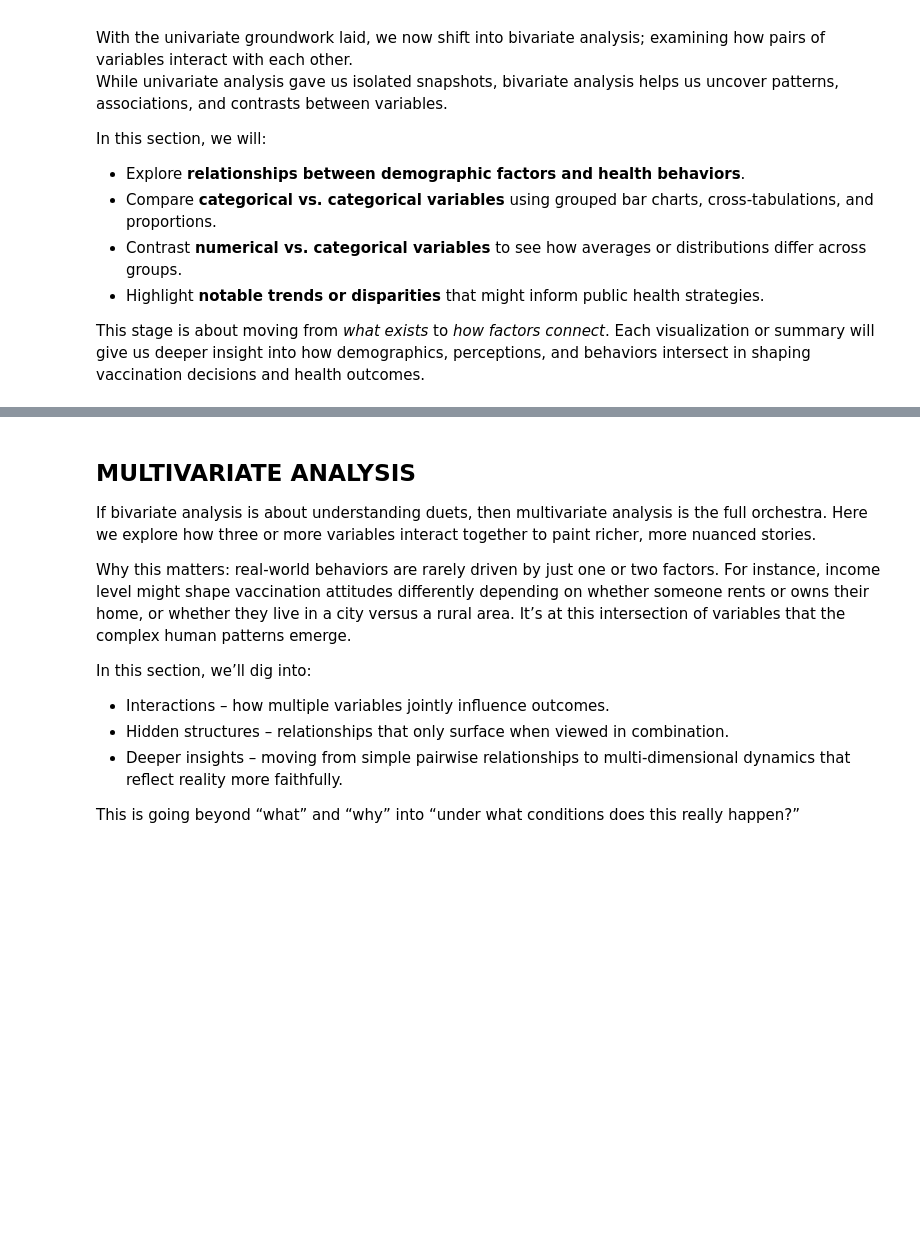
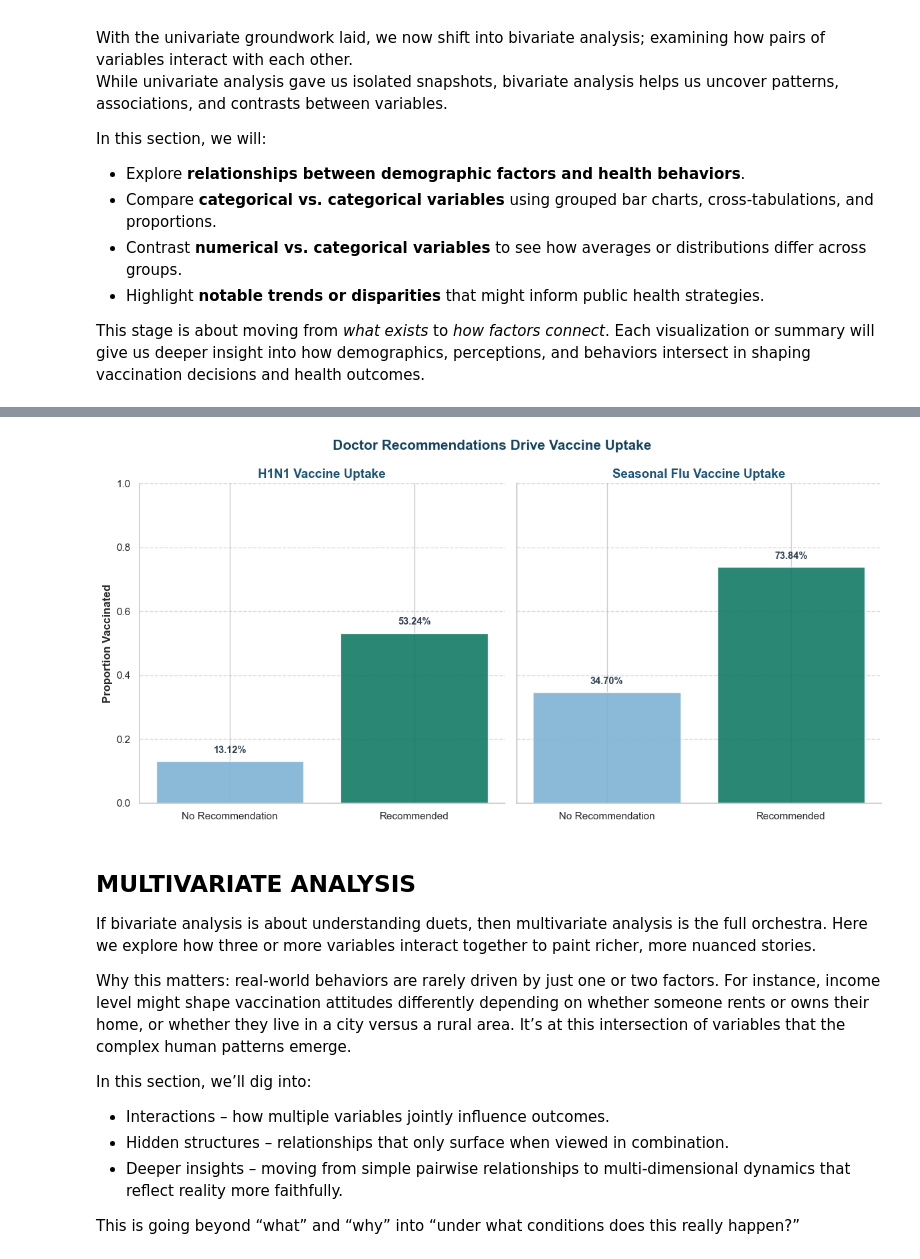
Before and after one commit to Vain-Guy/Predicting-H1N1-and-Seasonal-Flu-Vaccines, a Jupyter notebook: index.ipynb, the cells around one changed output, grey strips where cells are left out. Drawn from its saved outputs; the diff is of its cells as text; code cells hidden in the pictures; blank space fills up the shorter version.

```diff
--- a/index.ipynb
+++ b/index.ipynb
@@ -3647,3 +3647,80 @@ In this section, we will:
 - Highlight **notable trends or disparities** that might inform public health strategies.
 
 This stage is about moving from *what exists* to *how factors connect*. Each visualization or summary will give us deeper insight into how demographics, perceptions, and behaviors intersect in shaping vaccination decisions and health outcomes.
+# %%
+# Print distributions before plotting
+print("H1N1 Vaccine Uptake by Doctor Recommendation:")
+h1n1_dist = train_data.groupby('doctor_recc_h1n1')['h1n1_vaccine'].agg(['mean', 'count'])
+print(h1n1_dist)
+print(f"No Recommendation: {h1n1_dist.loc[0, 'mean']:.2%} (n={h1n1_dist.loc[0, 'count']})")
+print(f"Recommended: {h1n1_dist.loc[1, 'mean']:.2%} (n={h1n1_dist.loc[1, 'count']})")
+print()
+
+print("Seasonal Vaccine Uptake by Doctor Recommendation:")
+seasonal_dist = train_data.groupby('doctor_recc_seasonal')['seasonal_vaccine'].agg(['mean', 'count'])
+print(seasonal_dist)
+print(f"No Recommendation: {seasonal_dist.loc[0, 'mean']:.2%} (n={seasonal_dist.loc[0, 'count']})")
+print(f"Recommended: {seasonal_dist.loc[1, 'mean']:.2%} (n={seasonal_dist.loc[1, 'count']})")
+print("\n" + "="*50 + "\n")
+
+# Create figure with better spacing
+fig, axes = plt.subplots(1, 2, figsize=(12, 6), sharey=True)
+
+# Define medical-inspired colors
+colors = ['#7FB3D5', '#117A65']
+
+# H1N1 vaccine plot
+h1n1_data = train_data.groupby('doctor_recc_h1n1')['h1n1_vaccine'].mean()
+bars1 = axes[0].bar(
+    ['No Recommendation', 'Recommended'],
+    h1n1_data.values,
+    color=colors,
+    alpha=0.9,
+    edgecolor='white',
+    linewidth=1
+)
+
+# Add value labels
+for bar, value in zip(bars1, h1n1_data.values):
+    axes[0].text(bar.get_x() + bar.get_width()/2, bar.get_height() + 0.02,
+                f'{value:.2%}', ha='center', va='bottom',
+                fontsize=10.5, fontweight='semibold', color='#2C3E50')
+
+axes[0].set_title('H1N1 Vaccine Uptake', fontsize=13.5, fontweight='semibold', color='#1A5276')
+axes[0].set_ylabel('Proportion Vaccinated', fontsize=12, fontweight='semibold')
+axes[0].set_ylim(0, 1)
+
+# Seasonal vaccine plot
+seasonal_data = train_data.groupby('doctor_recc_seasonal')['seasonal_vaccine'].mean()
+bars2 = axes[1].bar(
+    ['No Recommendation', 'Recommended'],
+    seasonal_data.values,
+    color=colors,
+    alpha=0.9,
+    edgecolor='white',
+    linewidth=1
+)
+
+# Add value labels
+for bar, value in zip(bars2, seasonal_data.values):
+    axes[1].text(bar.get_x() + bar.get_width()/2, bar.get_height() + 0.02,
+                f'{value:.2%}', ha='center', va='bottom',
+                fontsize=10.5, fontweight='semibold', color='#2C3E50')
+
+axes[1].set_title('Seasonal Flu Vaccine Uptake', fontsize=13.5, fontweight='semibold', color='#1A5276')
+axes[1].set_ylim(0, 1)
+
+# Style adjustments
+for ax in axes:
+    ax.spines['top'].set_visible(False)
+    ax.spines['right'].set_visible(False)
+    ax.grid(axis='y', linestyle='--', alpha=0.6, color='#BDC3C7')
+    ax.tick_params(labelsize=11)
+
+# Main title
+fig.suptitle('Doctor Recommendations Drive Vaccine Uptake',
+             fontsize=15, fontweight='semibold', color='#154360', y=0.98)
+
+plt.tight_layout()
+plt.show()
+# %% [output]
@@ -3650,3 +3744,4 @@ This stage is about moving from *what exists* to *how factors connect*. Each vis
+[figure, added]
 # %% [markdown]
 ## MULTIVARIATE ANALYSIS
 
```
Also changed, not shown: parts of 1 cell of this notebook.
